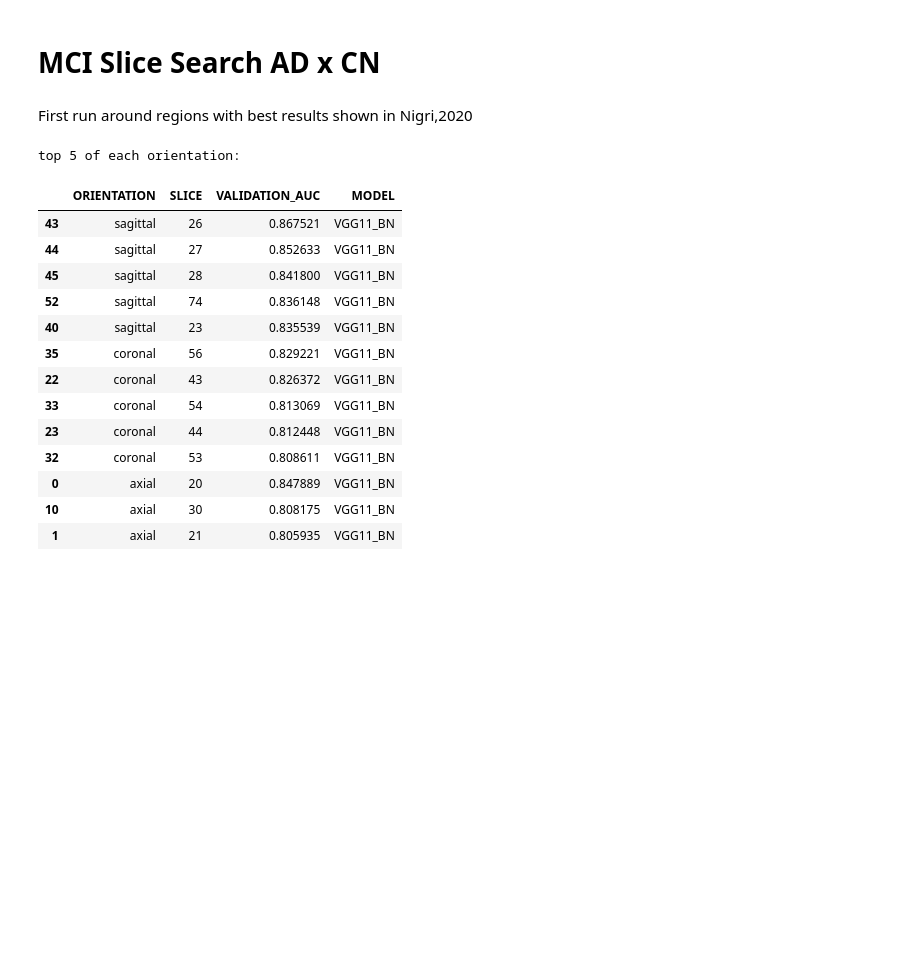
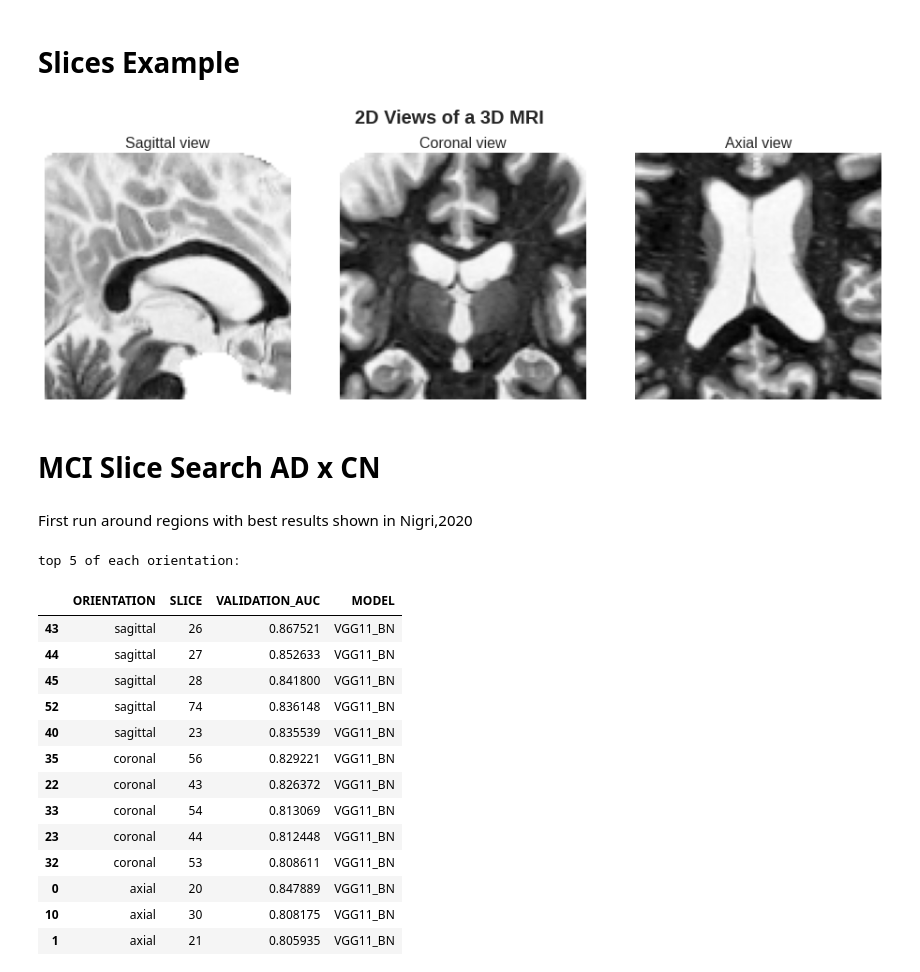
Before and after one commit to lucasthim/mmml-alzheimer-diagnosis, a Jupyter notebook: notebooks/dissertation/01_results_mri_slice_choice.ipynb, the cells around one changed output. Drawn from its saved outputs; the diff is of its cells as text; code cells hidden in the pictures; blank space fills up the shorter version.

```diff
--- a/notebooks/dissertation/01_results_mri_slice_choice.ipynb
+++ b/notebooks/dissertation/01_results_mri_slice_choice.ipynb
@@ -21,6 +22,34 @@ def split_cols(df):
 
 def calculate_mean_performance(df):
     return df.groupby(["ORIENTATION","SLICE"]).mean().reset_index().sort_values("SLICE")
+# %% [markdown]
+# Slices Example
+# %%
+img_path = data_path+'mri/002_S_0295_MR_MT1__N3m_Br_20110623105302806_S110476_I241350_CN.nii.gz'
+img_path = data_path+'mri/002_S_0413_MR_MPR____N3__Scaled_2_Br_20081124142730828_S22683_I128346_MCI.nii.gz'
+
+fig, ax = plt.subplot_mosaic([
+    ['sagittal', 'coronal','axial']
+], figsize=(16, 10))
+
+img = ants.image_read(img_path).numpy()
+
+ax['sagittal'].imshow(np.rot90(img[50,:,:]))
+ax['sagittal'].axis('off')
+ax['sagittal'].set_title("Sagittal view",fontsize=16)
+
+ax['coronal'].imshow(np.rot90(img[:,50,:]))
+ax['coronal'].axis('off')
+ax['coronal'].set_title("Coronal view",fontsize=16)
+
+ax['axial'].imshow(np.rot90(img[:,:,50]))
+ax['axial'].axis('off')
+ax['axial'].set_title("Axial view",fontsize=16)
+
+plt.suptitle("2D Views of a 3D MRI",x=0.5,y=0.75,fontsize=20,weight='heavy')
+plt.show()
+# %% [output]
+[figure, added]
 # %% [markdown]
 # MCI Slice Search AD x CN
 # %% [markdown]
```
Also changed, not shown: parts of 5 cells of this notebook, 36 other files.
